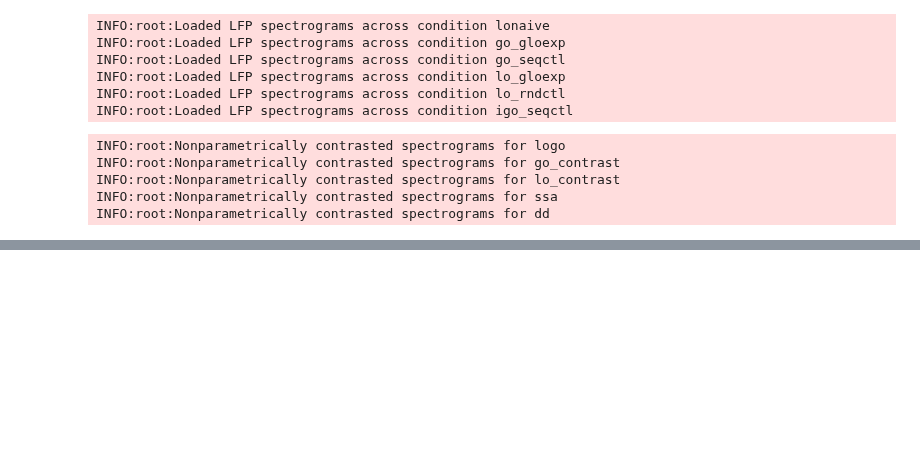
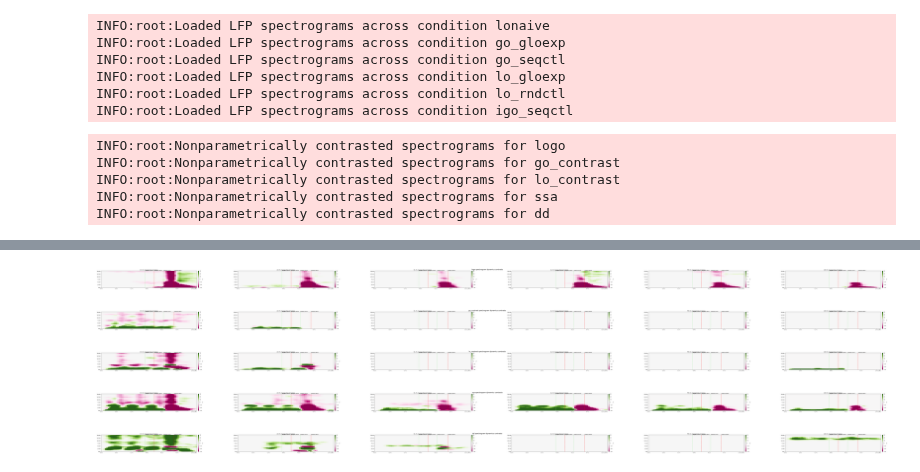
Before and after one commit to BastosLab/electropysiology, a Jupyter notebook: notebooks/passiveglo/grand_spectrogram_nonparametric.ipynb, the cells around one changed output, grey strips where cells are left out. Cells and saved outputs as stored; diff of their text form; code cells hidden in the pictures; blank space fills up the shorter version.

Commit message:
notebooks/passiveglo/grand_spectrogram_nonparametric: contrasts across areas
Signed-off-by: Eli Sennesh <eli.sennesh@vanderbilt.edu>

```diff
--- a/notebooks/passiveglo/grand_spectrogram_nonparametric.ipynb
+++ b/notebooks/passiveglo/grand_spectrogram_nonparametric.ipynb
@@ -88,13 +88,14 @@ def initialize_grand_cluster_test(key, signals):
 contrasts = {}
 # %%
 def baselined_spectrogram(spectrogram):
-    return spectrogram.result().channel_mean().baseline(-3.5 * pq.second, -3.0 * pq.second)
+    return spectrogram.result().channel_mean().baseline(-3.5 * pq.second, -3.14 * pq.second)
 # %%
 def area_name(probe, signals):
     return probe
 # %%
 for (name, condl, condr) in CONTRASTS:
     contrasts[name] = epych.statistic.Summary(area_name, initialize_grand_cluster_test)
+    contrasts[name]._trials = spectrograms[condl]._trials
     contrast_signals = {k: (baselined_spectrogram(spectrograms[condl].stats[k]), baselined_spectrogram(spectrograms[condr].stats[k]))
                         for k in spectrograms[condl].stats.keys()}
     contrasts[name].calculate([contrast_signals])
@@ -108,8 +109,3 @@ INFO:root:Nonparametrically contrasted spectrograms for dd
 # %%
 for (name, _, _) in CONTRASTS:
     contrasts[name].pickle("/mnt/data/DRAFT/000253/spectrogram_contrasts_" + name + '_01')
-# %%
-for area in anatomical_areas:
-    contrast = contrasts["go_contrast"].stats[area].result()
-    contrast['signal'].fmap(lambda data: data * contrast['mask']).heatmap(cmap='PiYG', title=stattitle(area, contrast['signal']), vmax=30, vmin=-30, **EVENTS)
-    plt.show()
@@ -122,0 +112,14 @@ for area in anatomical_areas:
+# %%
+for (name, _, _) in CONTRASTS:
+    area_contrasts = contrasts[name].results()
+    contrast = epych.recording.EvokedSampling(epych.recording.empty_intervals(), epych.recording.empty_trials(), epych.recording.default_units(), **{
+        k: v['signal'].fmap(lambda data: data * v['mask']) for k, v in area_contrasts.items()
+    })
+    contrast.plot(signals=anatomical_areas, sigtitle=stattitle, cmap='PiYG', vmax=30, vmin=-30, title=name + " spectrogram dynamics contrasts",
+                  figure="/mnt/data/DRAFT/000253/spectrogram_contrasts_%s_01.png" % name, **EVENTS)
+# %% [output]
+[figure, added]
+[figure, added]
+[figure, added]
+[figure, added]
+[figure, added]
```
Also changed, not shown: parts of 2 cells of this notebook.
